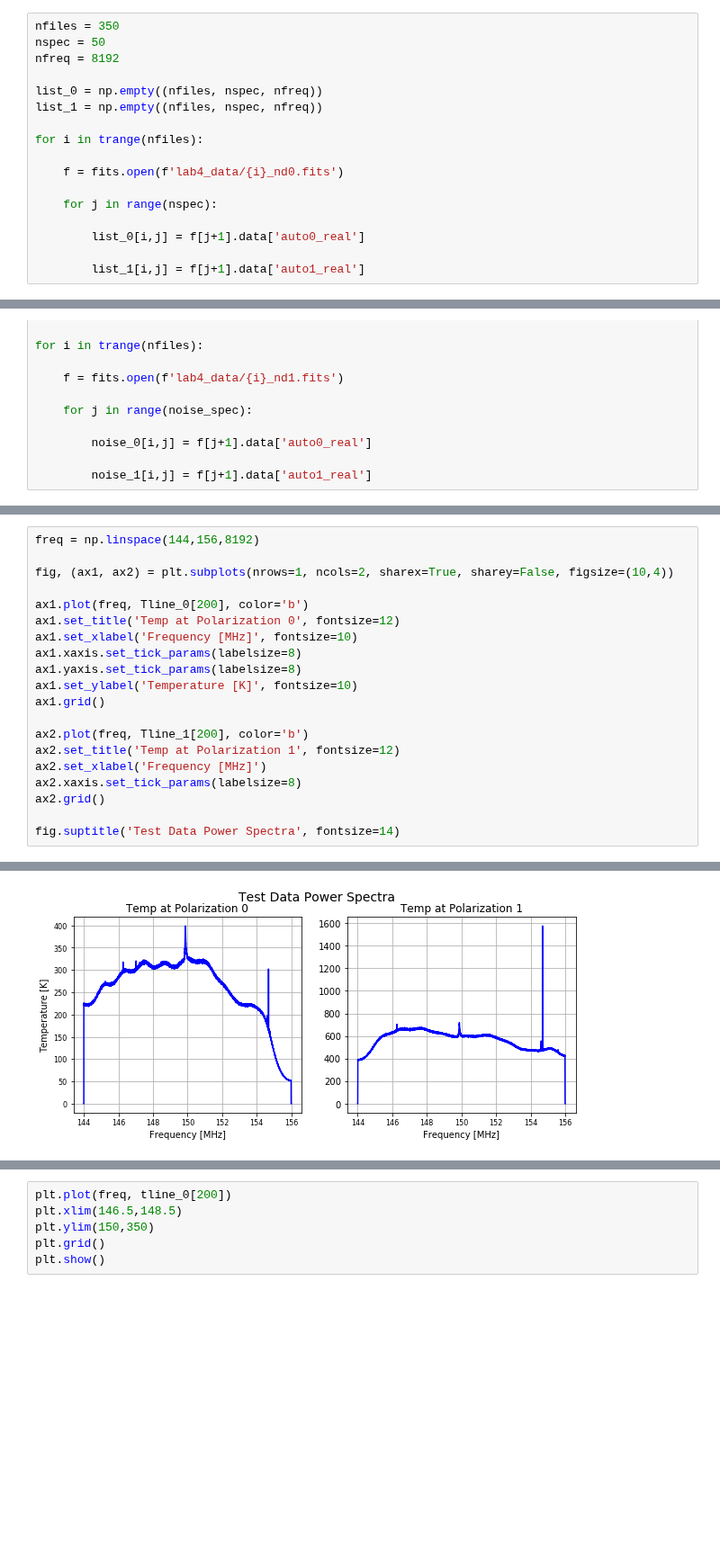
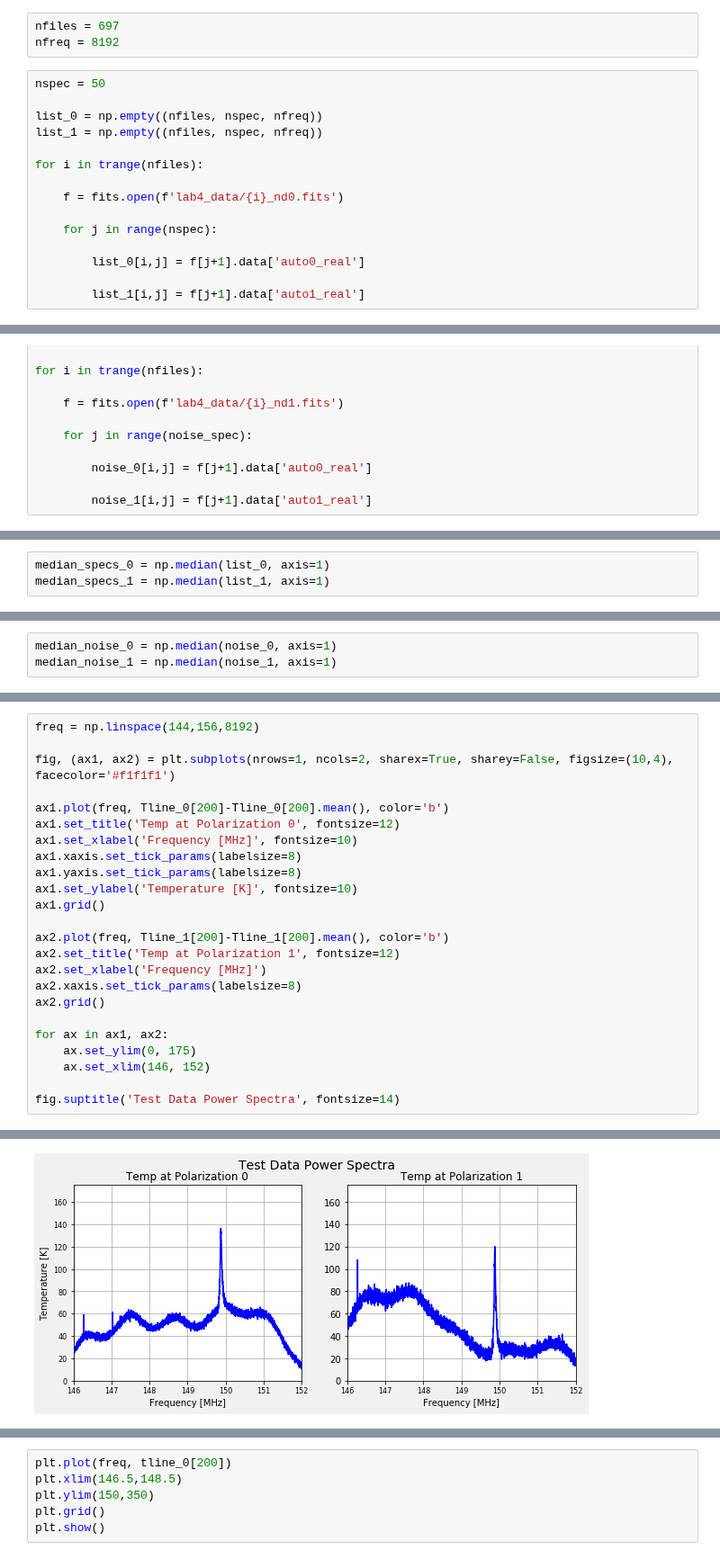
Before and after one commit to nolanylee/astro121lab, a Jupyter notebook: lab4_analysis.ipynb, the cells around one changed output, grey strips where cells are left out. Shown at 90% size. Drawn from its saved outputs; the diff is of its cells as text; blank space fills up the shorter version.

```diff
--- a/lab4_analysis.ipynb
+++ b/lab4_analysis.ipynb
@@ -75,7 +63,8 @@ ValueError: Invalid length for input z for non rectangular grid
+# %%
+nfiles = 697
+nfreq = 8192
 # %%
-nfiles = 350
 nspec = 50
-nfreq = 8192
 
 list_0 = np.empty((nfiles, nspec, nfreq))
 list_1 = np.empty((nfiles, nspec, nfreq))
@@ -145,0 +99,3 @@ array([[         nan,          nan, 157.56529304, ...,          nan,
+# %%
+median_specs_0 = np.median(list_0, axis=1)
+median_specs_1 = np.median(list_1, axis=1)
@@ -145,0 +105,3 @@ array([[         nan,          nan, 157.56529304, ...,          nan,
+# %%
+median_noise_0 = np.median(noise_0, axis=1)
+median_noise_1 = np.median(noise_1, axis=1)
@@ -169,23 +178,27 @@ Text(0.5, 0.98, 'Test Data Power Spectra')
 # %%
 freq = np.linspace(144,156,8192)
 
-fig, (ax1, ax2) = plt.subplots(nrows=1, ncols=2, sharex=True, sharey=False, figsize=(10,4))
+fig, (ax1, ax2) = plt.subplots(nrows=1, ncols=2, sharex=True, sharey=False, figsize=(10,4), facecolor='#f1f1f1')
 
-ax1.plot(freq, Tline_0[200], color='b')
+ax1.plot(freq, Tline_0[200]-Tline_0[200].mean(), color='b')
 ax1.set_title('Temp at Polarization 0', fontsize=12)
 ax1.set_xlabel('Frequency [MHz]', fontsize=10)
 ax1.xaxis.set_tick_params(labelsize=8)
 ax1.yaxis.set_tick_params(labelsize=8)
 ax1.set_ylabel('Temperature [K]', fontsize=10)
 ax1.grid()
 
-ax2.plot(freq, Tline_1[200], color='b')
+ax2.plot(freq, Tline_1[200]-Tline_1[200].mean(), color='b')
 ax2.set_title('Temp at Polarization 1', fontsize=12)
 ax2.set_xlabel('Frequency [MHz]')
 ax2.xaxis.set_tick_params(labelsize=8)
 ax2.grid()
 
+for ax in ax1, ax2:
+    ax.set_ylim(0, 175)
+    ax.set_xlim(146, 152)
+
 fig.suptitle('Test Data Power Spectra', fontsize=14)
 # %% [output]
 Text(0.5, 0.98, 'Test Data Power Spectra')
-[figure, old version]
+[figure, new version]
```
Also changed, not shown: parts of 22 cells of this notebook.
